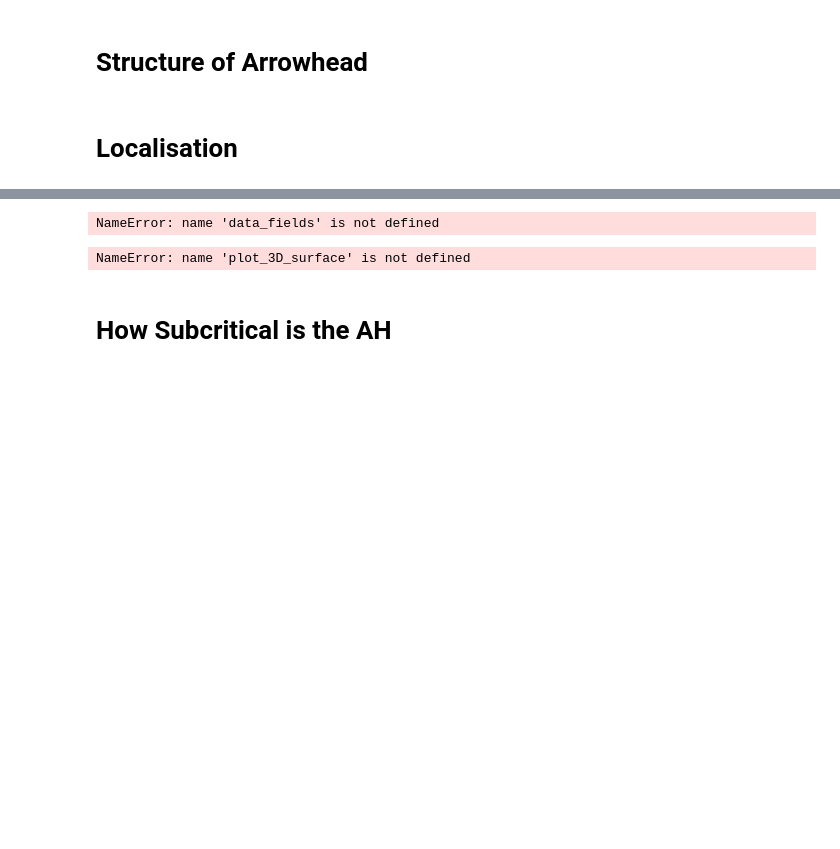
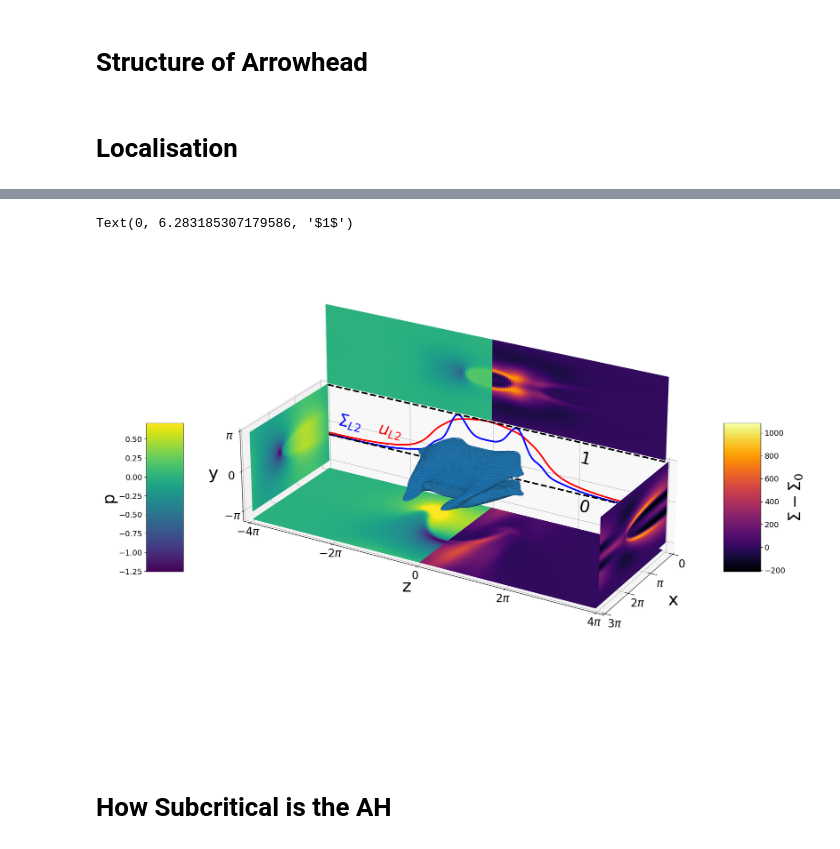
Before and after one commit to theolewy/vKolmogorov3D, a Jupyter notebook: jupyter_notebooks/arrowhead3D.ipynb, the cells around one changed output, grey strips where cells are left out. Cells and saved outputs as stored; diff of their text form; code cells hidden in the pictures; blank space fills up the shorter version.

```diff
--- a/jupyter_notebooks/arrowhead3D.ipynb
+++ b/jupyter_notebooks/arrowhead3D.ipynb
@@ -325,7 +321,7 @@ if mean_c22_y[0] > mean_c22_y[Ny//2]:
     c33 = shift_reflect(c33, parity='even')
     c11 = shift_reflect(c11, parity='even')
 
-roll_x = -17
+roll_x = 9
 u = np.roll(u, axis=0, shift=roll_x)
 p = np.roll(p, axis=0, shift=roll_x)
 c22 = np.roll(c22, axis=0, shift=roll_x)
@@ -340,8 +336,6 @@ c22 = c22  - base_flow['c22'][:, None, :]
 c11 = c11  - base_flow['c11'][:, None, :]
 c33 = c33  - base_flow['c33'][:, None, :]
 trace = c11 + c22 + c33
-# %% [output]
-NameError: name 'data_fields' is not defined
 # %%
 plt.rcParams['font.size'] = 40
 
@@ -419,42 +413,43 @@ p_plane = p[Nx//2,:,:]
 tr_plane = trace[Nx//2,:,:]
 
 p_plane, zgrid_p, ygrid_p = p_plane[:Nz//2+1,:], zgrid[:Nz//2+1,:], ygrid[:Nz//2+1,:]
 facecolors_p = cmap_p((p_plane - min_p) / (max_p - min_p))
 
 tr_plane, zgrid_tr, ygrid_tr = tr_plane[Nz//2:,:], zgrid[Nz//2:,:], ygrid[Nz//2:,:]
 facecolors_tr = cmap_tr((tr_plane - min_tr) / (max_tr - min_tr))
 
 ax.plot_surface(np.zeros_like(zgrid_p), zgrid_p, ygrid_p+2*np.pi, rstride=1, cstride=1,
                             facecolors=facecolors_p, shade=False, zorder=0.01)
 ax.plot_surface(np.zeros_like(zgrid_tr), zgrid_tr, ygrid_tr +2*np.pi, rstride=1, cstride=1,
                             facecolors=facecolors_tr, shade=False, zorder=0.01)
 
 
 sm_p.set_array([])  # Necessary for ScalarMappable to work with colorbar
 cbar = plt.colorbar(sm_p, ax=ax, shrink=0.2, aspect=4, location='left', pad=0.03)
 cbar.set_label(label='p', size=30)
 
 sm_tr.set_array([])  # Necessary for ScalarMappable to work with colorbar
 cbar = plt.colorbar(sm_tr, ax=ax, shrink=0.2, aspect=4, location='right')
 cbar.set_label(label=r'$\Sigma - \Sigma_0$', size=30)
 
 ### Showing max trace, u over z
 color = 'red'
 u_metric = np.linalg.norm(u, axis=(0,2))
 u_metric /= np.max(u_metric)
-ax.plot(z, u_metric*4-2, zs=0, zdir='x', color='red', zorder=0.01, linewidth=5)
+ax.plot(z, u_metric*4-1, zs=0, zdir='x', color='red', zorder=0.01, linewidth=3)
 trace_metric = np.linalg.norm(trace, axis=(0,2))
 trace_metric /= np.max(trace_metric)
-ax.plot(z, trace_metric*4-1.5, zs=0, zdir='x', color='blue', zorder=0.01, linewidth=5)
-ax.plot(z, -1.5 * np.ones_like(z), zs=0, zdir='x', color='black', linestyle='--', zorder=0.01, linewidth=3)
-ax.plot(z, 2.5 * np.ones_like(z), zs=0, zdir='x', color='black', linestyle='--', zorder=0.01, linewidth=3)
+ax.plot(z, trace_metric*4-1, zs=0, zdir='x', color='blue', zorder=0.01, linewidth=3)
+ax.plot(z, -1 * np.ones_like(z), zs=0, zdir='x', color='black', linestyle='--', zorder=0.01, linewidth=3)
+ax.plot(z, 3 * np.ones_like(z), zs=0, zdir='x', color='black', linestyle='--', zorder=0.01, linewidth=3)
 
-ax.text(0,-2.8*np.pi, -1, r'$u_{L2}$', 'y', color='red', fontsize=30)
-ax.text(0,-3.8*np.pi, -1, r'$\Sigma_{L2}$', 'y', color='blue', fontsize=30)
-ax.text(0,2*np.pi, -1.1 *np.pi, r'$0$','y',  color='black', fontsize=30)
-ax.text(0,2*np.pi, 0.1*np.pi, r'$1$', 'y', color='black', fontsize=30, )
+ax.text(0,-2.8*np.pi, -0.4, r'$u_{L2}$', 'y', color='red', fontsize=30)
+ax.text(0,-3.8*np.pi, -0.5, r'$\Sigma_{L2}$', 'y', color='blue', fontsize=30)
+ax.text(0,2*np.pi, -0.8 *np.pi, r'$0$','y',  color='black', fontsize=30)
+ax.text(0,2*np.pi, 0.4*np.pi, r'$1$', 'y', color='black', fontsize=30)
 # %% [output]
-NameError: name 'plot_3D_surface' is not defined
+Text(0, 6.283185307179586, '$1$')
+[figure, added]
 # %%
 
 # def set_ticks(x=True, z=True):
```
Also changed, not shown: parts of 7 cells of this notebook, 9 other files.
